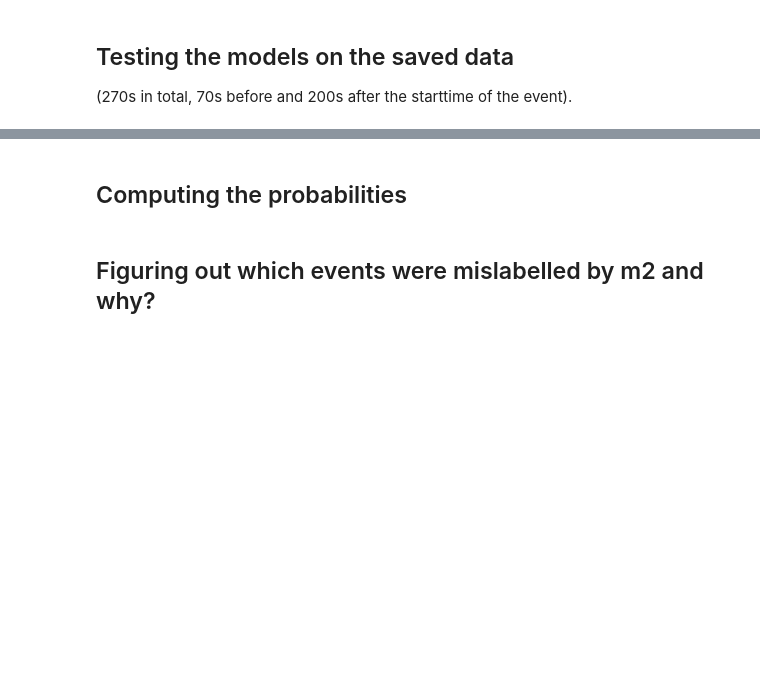
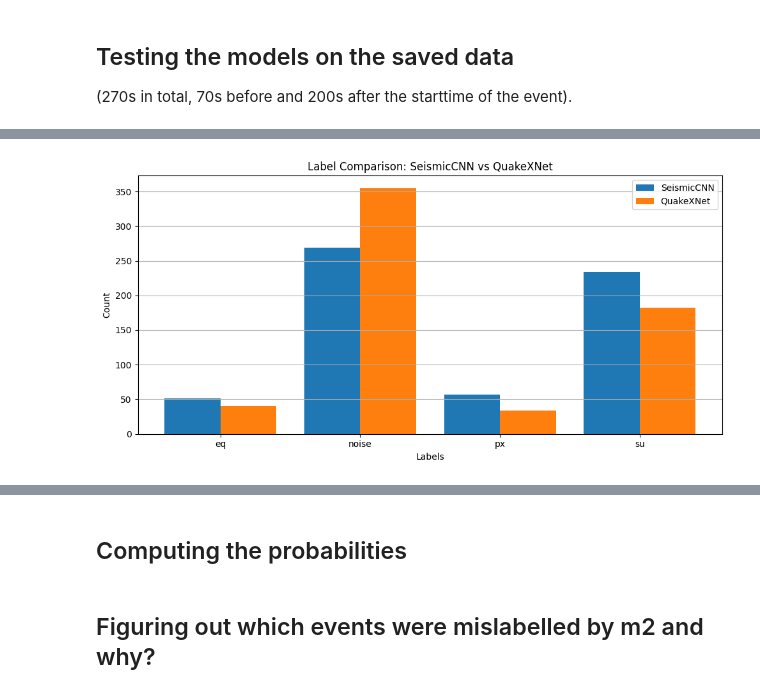
Before and after one commit to Akashkharita/PNW_Seismic_Event_Classification, a Jupyter notebook: deep_learning/notebooks/testing_on_new_esec_events.ipynb, the cells around one changed output, grey strips where cells are left out. Drawn from its saved outputs; the diff is of its cells as text; code cells hidden in the pictures; blank space fills up the shorter version.

Commit message:
updating final model performance

```diff
--- a/deep_learning/notebooks/testing_on_new_esec_events.ipynb
+++ b/deep_learning/notebooks/testing_on_new_esec_events.ipynb
@@ -538,0 +525,8 @@ df['label'].hist()
+# %%
+# computing results for seismiccnn
+client = Client('IRIS')
+plot = False
+chn_prefix = 'SeismicCNN'
+model = model3_sc
+
+results_sc = compute_model_results(model = model, chn_prefix = chn_prefix, plot = plot)
@@ -538,0 +539,6 @@ df['label'].hist()
+# %%
+# Create DataFrame
+df_qx = pd.DataFrame(results_qx, columns=['event_id', 'network', 'station', 'label', 'eq_auc', 'eq_mean', 'eq_max',
+                                   'px_auc', 'px_mean', 'px_max',
+                                   'su_auc','su_mean', 'su_max', 'snr'])
+df_qx
@@ -538,0 +559,6 @@ df['label'].hist()
+# %%
+# Create DataFrame
+df_sc = pd.DataFrame(results_sc, columns=['event_id', 'network', 'station', 'label', 'eq_auc', 'eq_mean', 'eq_max',
+                                   'px_auc', 'px_mean', 'px_max',
+                                   'su_auc','su_mean', 'su_max', 'snr'])
+df_sc
@@ -538,0 +579,30 @@ df['label'].hist()
+# %%
+# Get label counts
+sc_counts = df_sc['label'].value_counts().sort_index()
+qx_counts = df_qx['label'].value_counts().sort_index()
+
+# Ensure both have same labels
+labels = sorted(set(sc_counts.index).union(qx_counts.index))
+sc_counts = sc_counts.reindex(labels, fill_value=0)
+qx_counts = qx_counts.reindex(labels, fill_value=0)
+
+# Bar positions
+x = range(len(labels))
+width = 0.4
+
+# Plot
+plt.figure(figsize=(10, 5))
+plt.bar([i - width/2 for i in x], sc_counts, width=width, label='SeismicCNN')
+plt.bar([i + width/2 for i in x], qx_counts, width=width, label='QuakeXNet')
+
+# Customize
+plt.xticks(ticks=x, labels=labels)
+plt.xlabel('Labels')
+plt.ylabel('Count')
+plt.title('Label Comparison: SeismicCNN vs QuakeXNet')
+plt.legend()
+plt.grid(axis='y')
+plt.tight_layout()
+plt.show()
+# %% [output]
+[figure, added]
```
Also changed, not shown: parts of 15 cells of this notebook.
